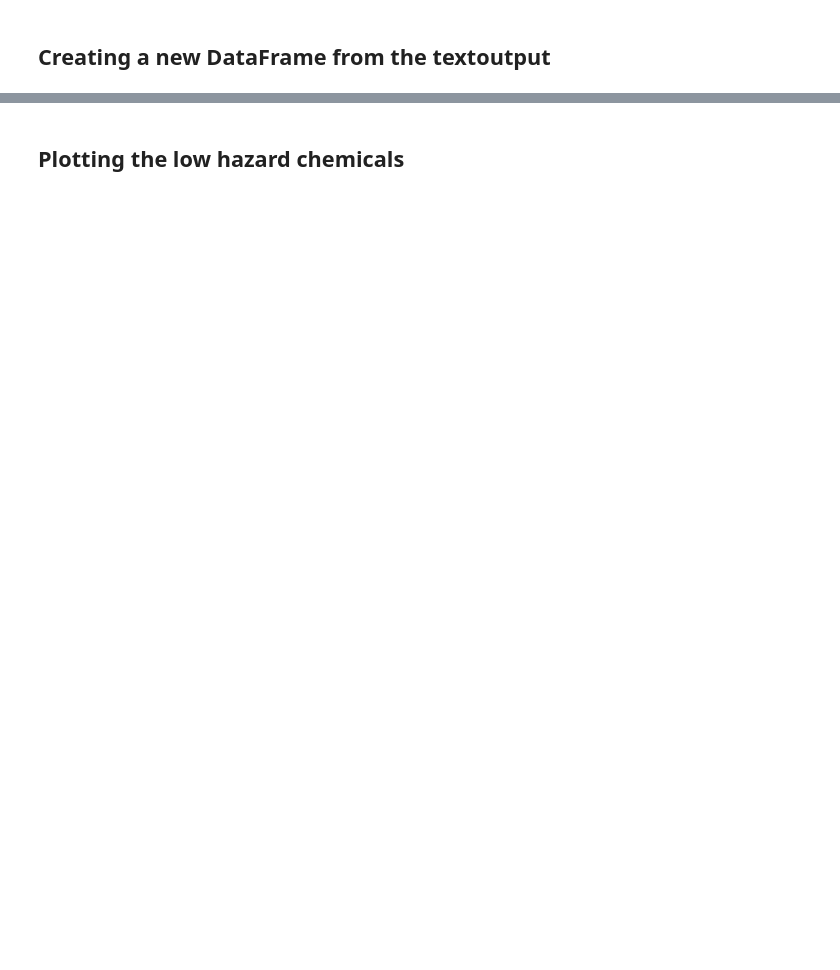
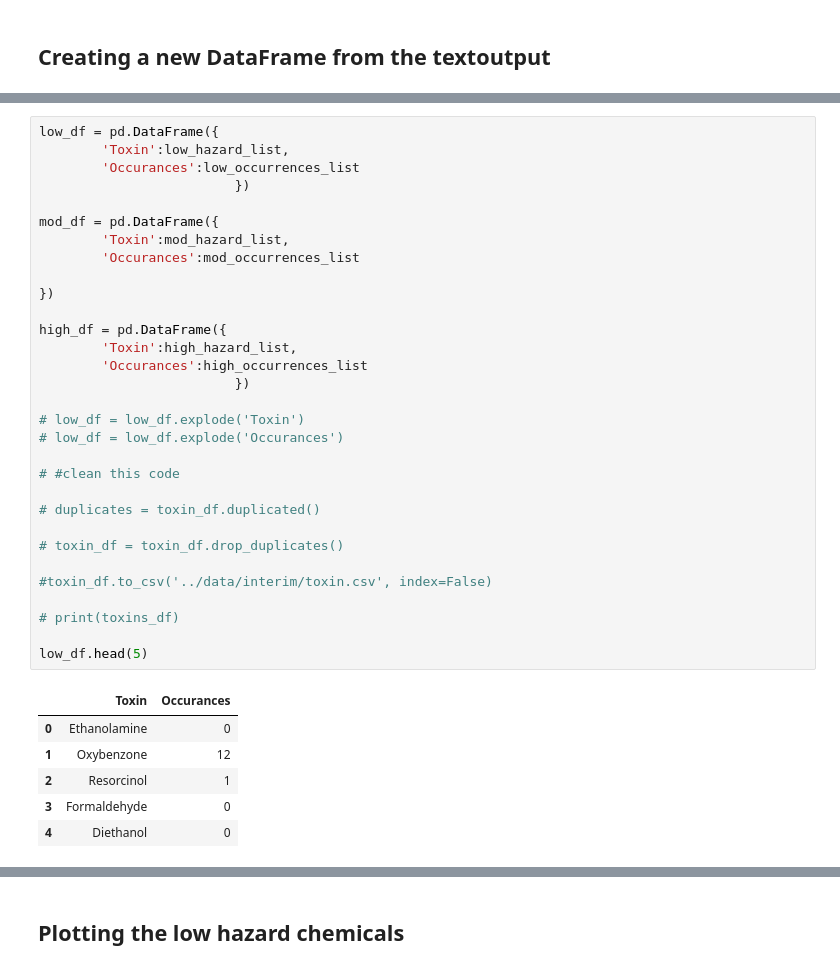
Before and after one commit to mahakanakala/toxins-in-skincare, a Jupyter notebook: notebooks/data_visuals.ipynb, the cells around one changed output, grey strips where cells are left out. Cells and saved outputs as stored; diff of their text form; blank space fills up the shorter version.

```diff
--- a/notebooks/data_visuals.ipynb
+++ b/notebooks/data_visuals.ipynb
@@ -285,0 +298,38 @@ toxin_df = pd.DataFrame({
+# %%
+low_df = pd.DataFrame({
+        'Toxin':low_hazard_list,
+        'Occurances':low_occurrences_list
+                         })
+
+mod_df = pd.DataFrame({
+        'Toxin':mod_hazard_list,
+        'Occurances':mod_occurrences_list
+
+})
+
+high_df = pd.DataFrame({
+        'Toxin':high_hazard_list,
+        'Occurances':high_occurrences_list
+                         })
+
+# low_df = low_df.explode('Toxin')
+# low_df = low_df.explode('Occurances')
+
+# #clean this code
+
+# duplicates = toxin_df.duplicated()
+
+# toxin_df = toxin_df.drop_duplicates()
+
+#toxin_df.to_csv('../data/interim/toxin.csv', index=False)
+
+# print(toxins_df)
+
+low_df.head(5)
+# %% [output]
+|  | Toxin | Occurances |
+| 0 | Ethanolamine | 0 |
+| 1 | Oxybenzone | 12 |
+| 2 | Resorcinol | 1 |
+| 3 | Formaldehyde | 0 |
+| 4 | Diethanol | 0 |
```
Also changed, not shown: parts of 11 cells of this notebook, 1 other file.
